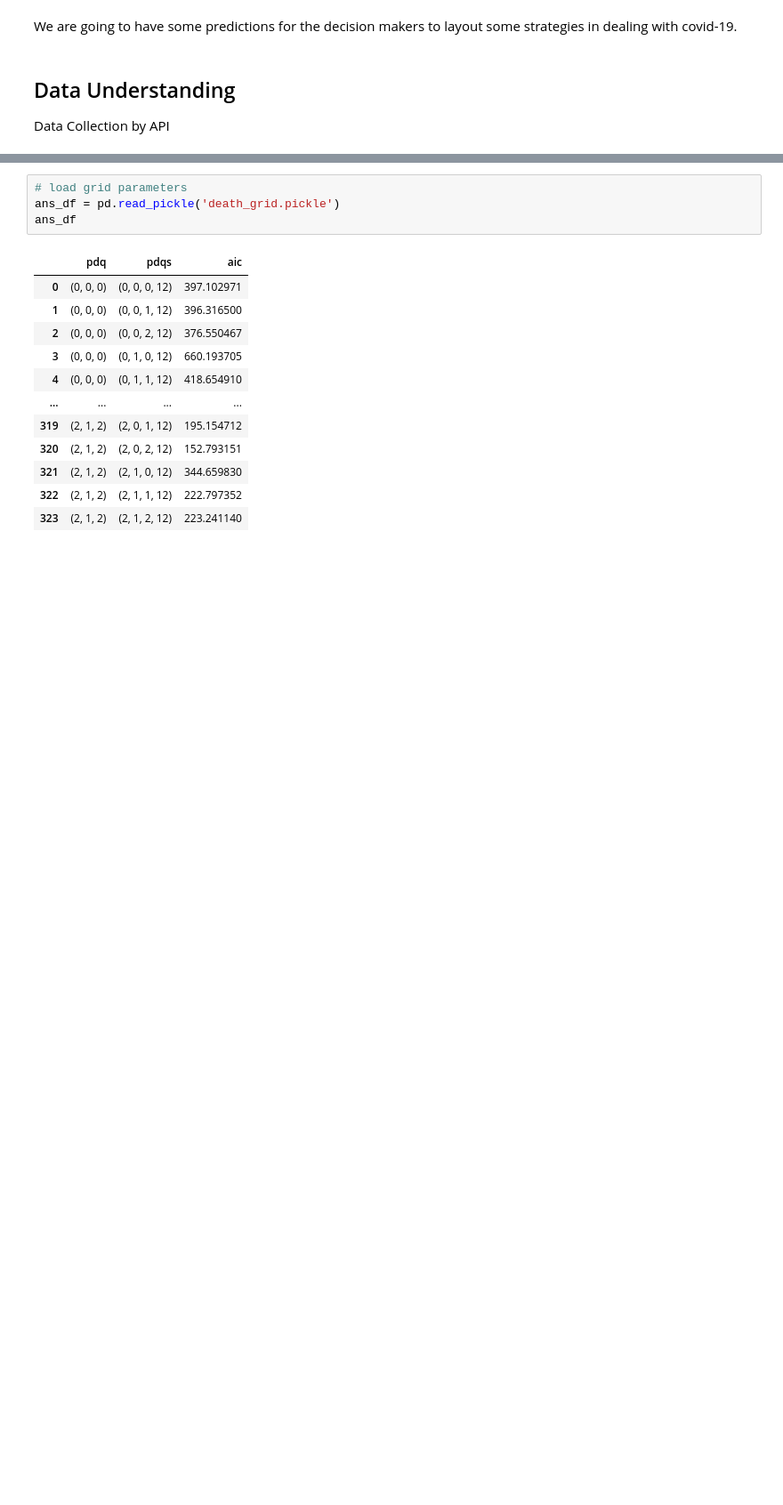
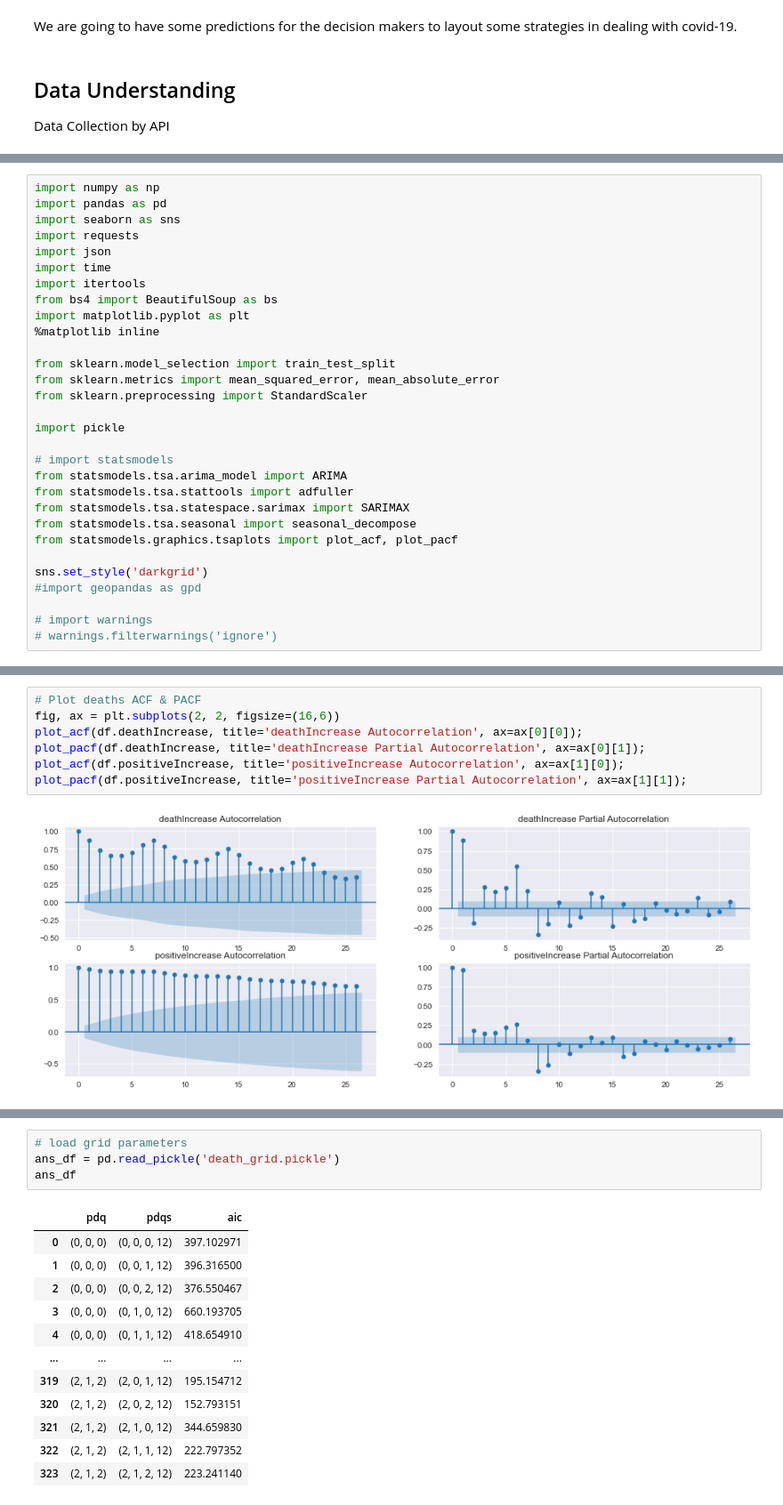
Before and after one commit to ghcn345/Coronavirus-Prediction, a Jupyter notebook: project_coronavirus.ipynb, the cells around one changed output, grey strips where cells are left out. Shown at 89% size. Cells and saved outputs as stored; diff of their text form; blank space fills up the shorter version.

```diff
--- a/project_coronavirus.ipynb
+++ b/project_coronavirus.ipynb
@@ -297,0 +17,30 @@ pdqs = [(x[0], x[1], x[2], 7) for x in list(itertools.product(p, d, q))]
+# %%
+import numpy as np
+import pandas as pd
+import seaborn as sns
+import requests
+import json
+import time
+import itertools
+from bs4 import BeautifulSoup as bs
+import matplotlib.pyplot as plt
+%matplotlib inline
+
+from sklearn.model_selection import train_test_split
+from sklearn.metrics import mean_squared_error, mean_absolute_error
+from sklearn.preprocessing import StandardScaler
+
+import pickle
+
+# import statsmodels
+from statsmodels.tsa.arima_model import ARIMA
+from statsmodels.tsa.stattools import adfuller
+from statsmodels.tsa.statespace.sarimax import SARIMAX
+from statsmodels.tsa.seasonal import seasonal_decompose
+from statsmodels.graphics.tsaplots import plot_acf, plot_pacf
+
+sns.set_style('darkgrid')
+#import geopandas as gpd
+
+# import warnings
+# warnings.filterwarnings('ignore')
@@ -297,0 +138,9 @@ pdqs = [(x[0], x[1], x[2], 7) for x in list(itertools.product(p, d, q))]
+# %%
+# Plot deaths ACF & PACF
+fig, ax = plt.subplots(2, 2, figsize=(16,6))
+plot_acf(df.deathIncrease, title='deathIncrease Autocorrelation', ax=ax[0][0]);
+plot_pacf(df.deathIncrease, title='deathIncrease Partial Autocorrelation', ax=ax[0][1]);
+plot_acf(df.positiveIncrease, title='positiveIncrease Autocorrelation', ax=ax[1][0]);
+plot_pacf(df.positiveIncrease, title='positiveIncrease Partial Autocorrelation', ax=ax[1][1]);
+# %% [output]
+[figure, added]
```
Also changed, not shown: parts of 89 cells of this notebook.
